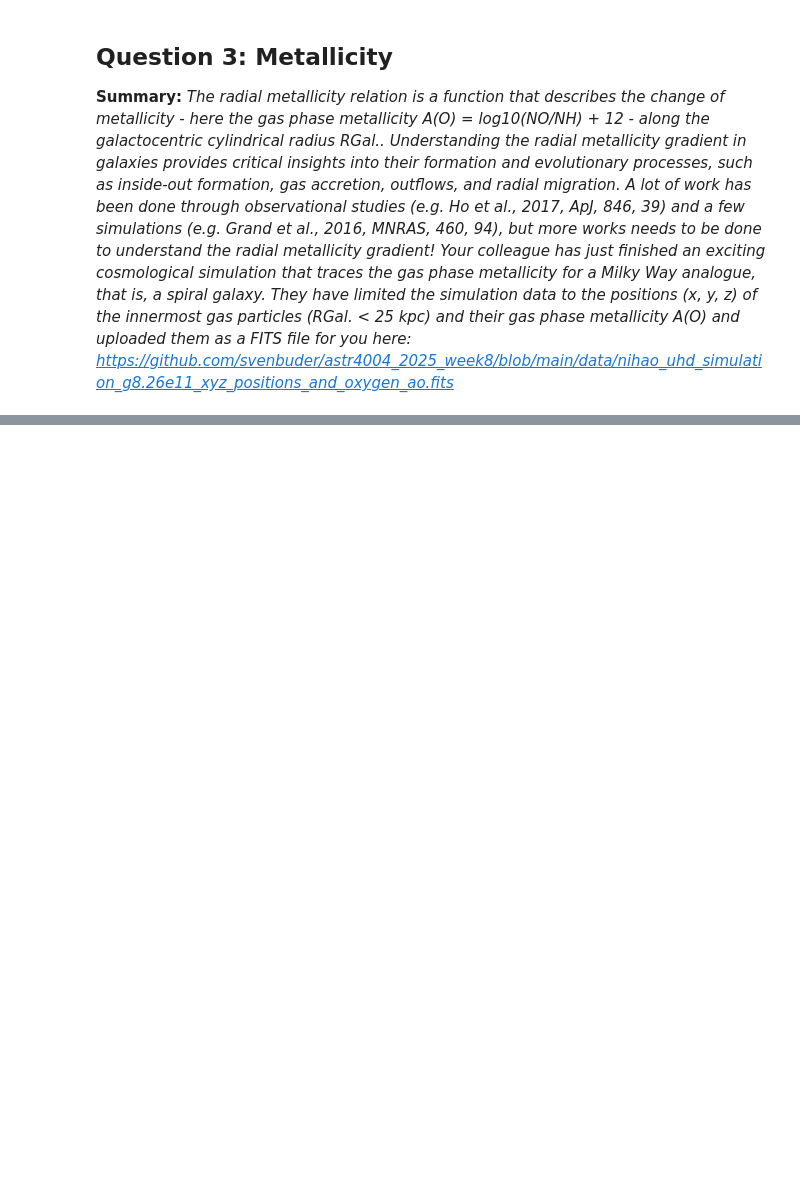
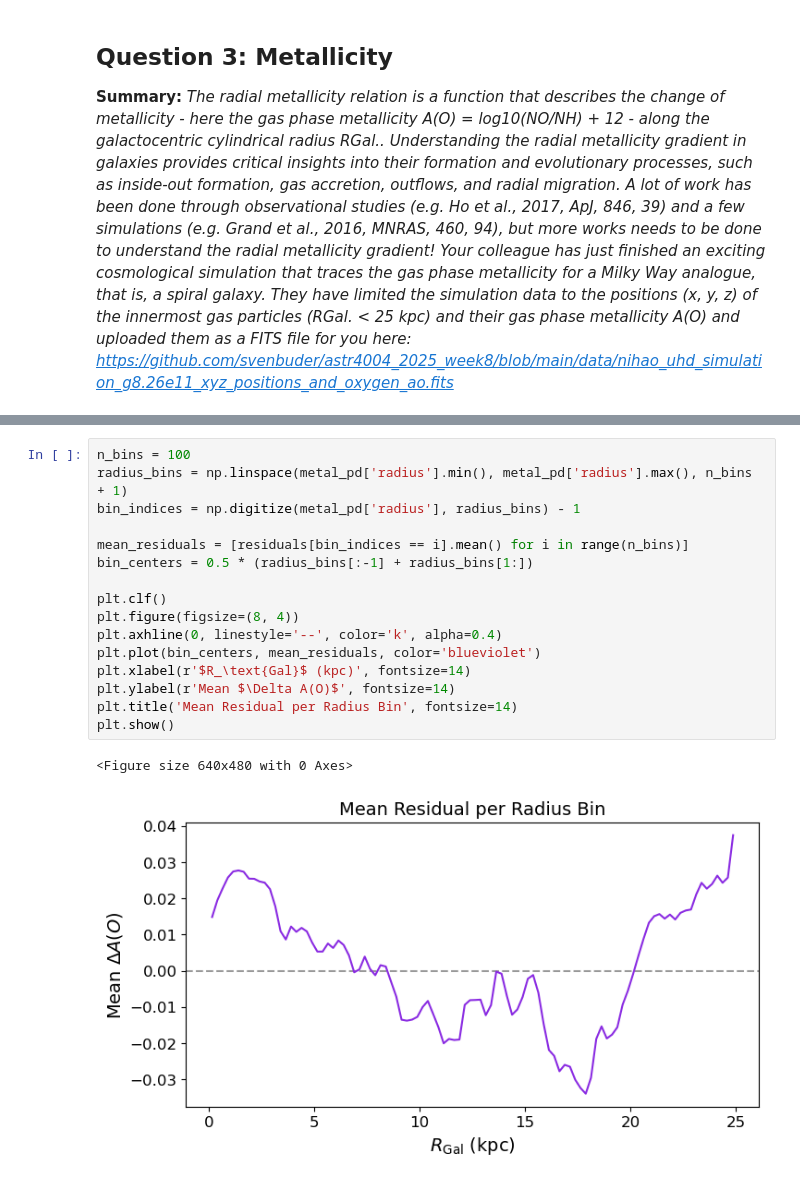
Before and after one commit to gevb2003/ASTR4004_Assignment_3, a Jupyter notebook: Question_3_Metallicity/metallicity_task.ipynb, the cells around one changed output, grey strips where cells are left out. Cells and saved outputs as stored; diff of their text form; blank space fills up the shorter version.

```diff
--- a/Question_3_Metallicity/metallicity_task.ipynb
+++ b/Question_3_Metallicity/metallicity_task.ipynb
@@ -127,0 +130,19 @@ plt.show()
+# %%
+n_bins = 100
+radius_bins = np.linspace(metal_pd['radius'].min(), metal_pd['radius'].max(), n_bins + 1)
+bin_indices = np.digitize(metal_pd['radius'], radius_bins) - 1
+
+mean_residuals = [residuals[bin_indices == i].mean() for i in range(n_bins)]
+bin_centers = 0.5 * (radius_bins[:-1] + radius_bins[1:])
+
+plt.clf()
+plt.figure(figsize=(8, 4))
+plt.axhline(0, linestyle='--', color='k', alpha=0.4)
+plt.plot(bin_centers, mean_residuals, color='blueviolet')
+plt.xlabel(r'$R_\text{Gal}$ (kpc)', fontsize=14)
+plt.ylabel(r'Mean $\Delta A(O)$', fontsize=14)
+plt.title('Mean Residual per Radius Bin', fontsize=14)
+plt.show()
+# %% [output]
+<Figure size 640x480 with 0 Axes>
+[figure, added]
```
Also changed, not shown: parts of 13 cells of this notebook, 3 other files.
